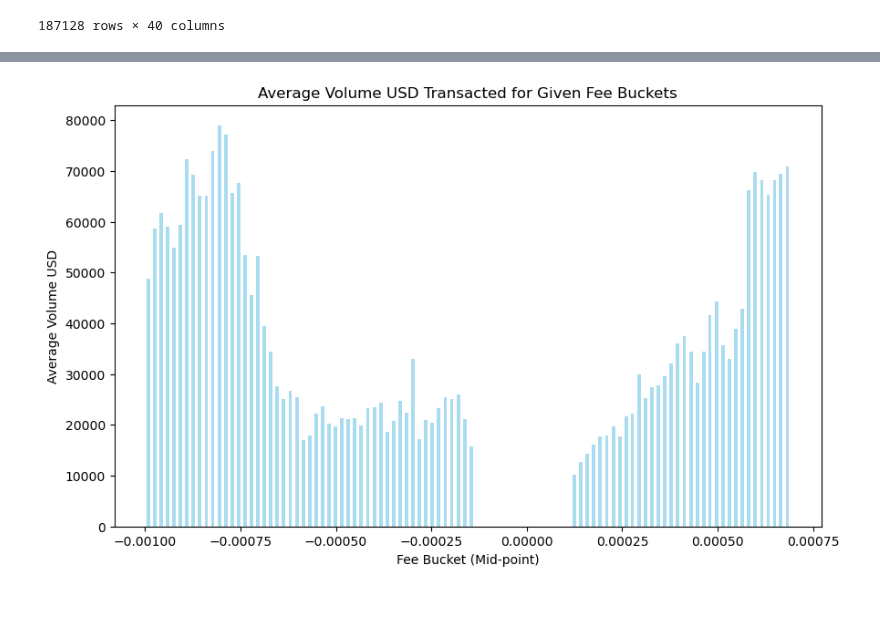
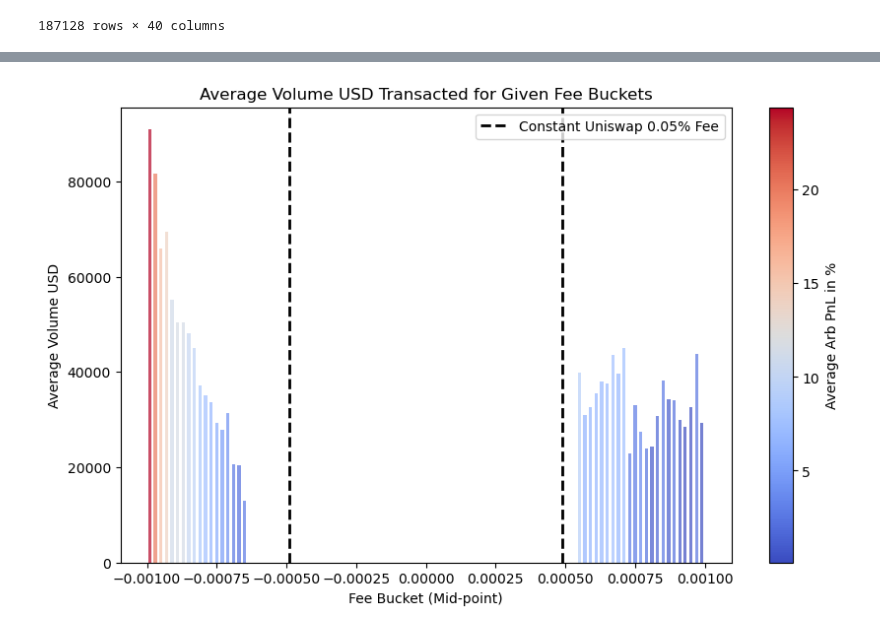
Before and after one commit to Armand-Morin/afp-berkeley-dynamic-fee-defi-amm, a Jupyter notebook: compact_model.ipynb, the cells around one changed output, grey strips where cells are left out. Saved outputs shown, nothing was run; the diff lists cells and outputs as text; code cells hidden in the pictures; blank space fills up the shorter version.

```diff
--- a/compact_model.ipynb
+++ b/compact_model.ipynb
@@ -108,10 +105,13 @@ data['target_fee'] = (-np.sign(data['amount1']) * data['arb_fee']/100).clip(-0.1
 data = data.dropna()
 
 features = [#'LVR_nbtoken',
-            'price_diff', 'arb_pnl', 'std', 'price_impact',
+            #'price_diff',
+            'arb_pnl',
+            #'std',
+            #'price_impact',
             #'mean_rol_amount', 'avg_gas',  'rol_amountUSD',
-            #'lambda_1min', 'rol_1min_span', 'rol_1m_trade_count',
-            #'lambda_5min', 'rol_5min_span', 'rol_5m_trade_count',
+            'lambda_1min',# 'rol_1min_span', 'rol_1m_trade_count',
+            'lambda_5min',# 'rol_5min_span', 'rol_5m_trade_count',
             #'amountUSD',
             ]
 target = 'target_fee' # 'tcost_usd'
@@ -472,21 +446,37 @@ plt.scatter(combined_data['std'], combined_data['arb_pnl'], alpha=0.005, color='
 # %%
+from matplotlib.cm import coolwarm
+from matplotlib.colors import Normalize
+
 # Adjusting bins to a higher value for finer granularity
 metrics['fee_bucket'] = pd.cut(metrics['combined_fee'], bins=100)  # Adjusted number of bins from 10 to 20
 
 # Calculate the average 'volumeUSD' for each bucket
-agg_metrics = metrics.groupby('fee_bucket')['volumeUSD'].mean().reset_index()
+agg_metrics = metrics.groupby('fee_bucket')[['volumeUSD','arb_pnl']].mean().reset_index()
 
 # Convert intervals to mid-points for plotting
 agg_metrics['fee_bucket_mid'] = agg_metrics['fee_bucket'].apply(lambda x: x.mid).astype(float)
 
+arb_pnl_norm = Normalize(vmin=agg_metrics['arb_pnl'].abs().min(), vmax=agg_metrics['arb_pnl'].abs().max())
+norm_arb_pnl = arb_pnl_norm(agg_metrics['arb_pnl'].abs())
+
+colors = coolwarm(norm_arb_pnl)
+
 plt.figure(figsize=(10, 6))
 
-# Plot using the mid-point of each fee bucket interval
-plt.bar(agg_metrics['fee_bucket_mid'], agg_metrics['volumeUSD'].astype('float'), alpha=0.7, color='skyblue', width=np.min(np.diff(agg_metrics['fee_bucket_mid']))/1.8)
+plt.bar(agg_metrics['fee_bucket_mid'], agg_metrics['volumeUSD'].astype('float'), alpha=0.7, color=colors, width=np.min(np.diff(agg_metrics['fee_bucket_mid']))/1.8)
 
 plt.title('Average Volume USD Transacted for Given Fee Buckets')
 plt.xlabel('Fee Bucket (Mid-point)')
 plt.ylabel('Average Volume USD')
+plt.colorbar(plt.cm.ScalarMappable(norm=arb_pnl_norm, cmap=coolwarm), label='Average Arb PnL in %')
+
+closest_mid_point = agg_metrics['fee_bucket_mid'].sub(0.0005).abs().idxmin()
+x_value_for_line = agg_metrics.loc[closest_mid_point, 'fee_bucket_mid']
+plt.axvline(x=x_value_for_line, color='black', linestyle='--', linewidth=2, label='Constant Uniswap 0.05% Fee')
+plt.axvline(x=-x_value_for_line, color='black', linestyle='--', linewidth=2)
+plt.legend()
+
+
 plt.show()
 # %% [output]
-[figure, old version]
+[figure, new version]
```
Also changed, not shown: parts of 8 cells of this notebook.
